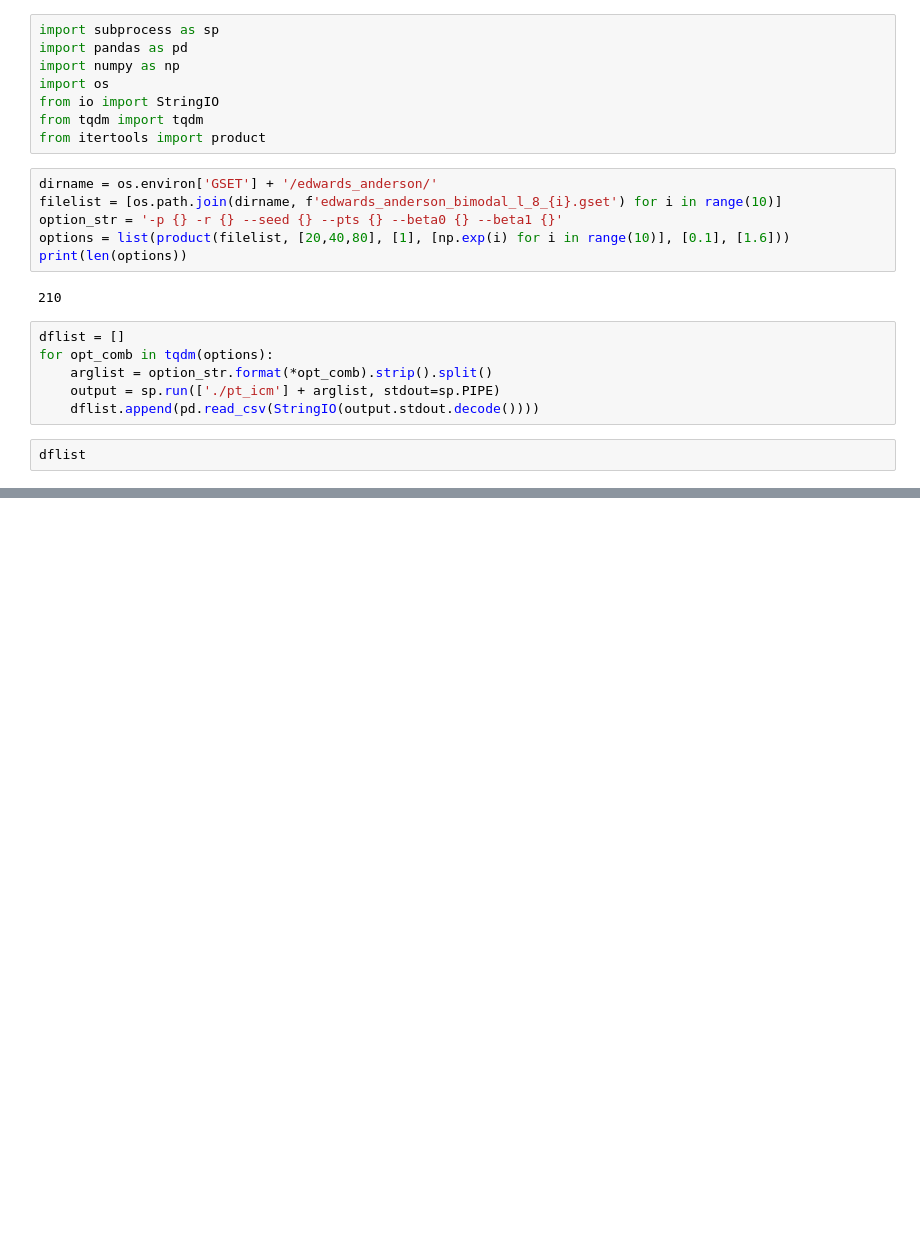
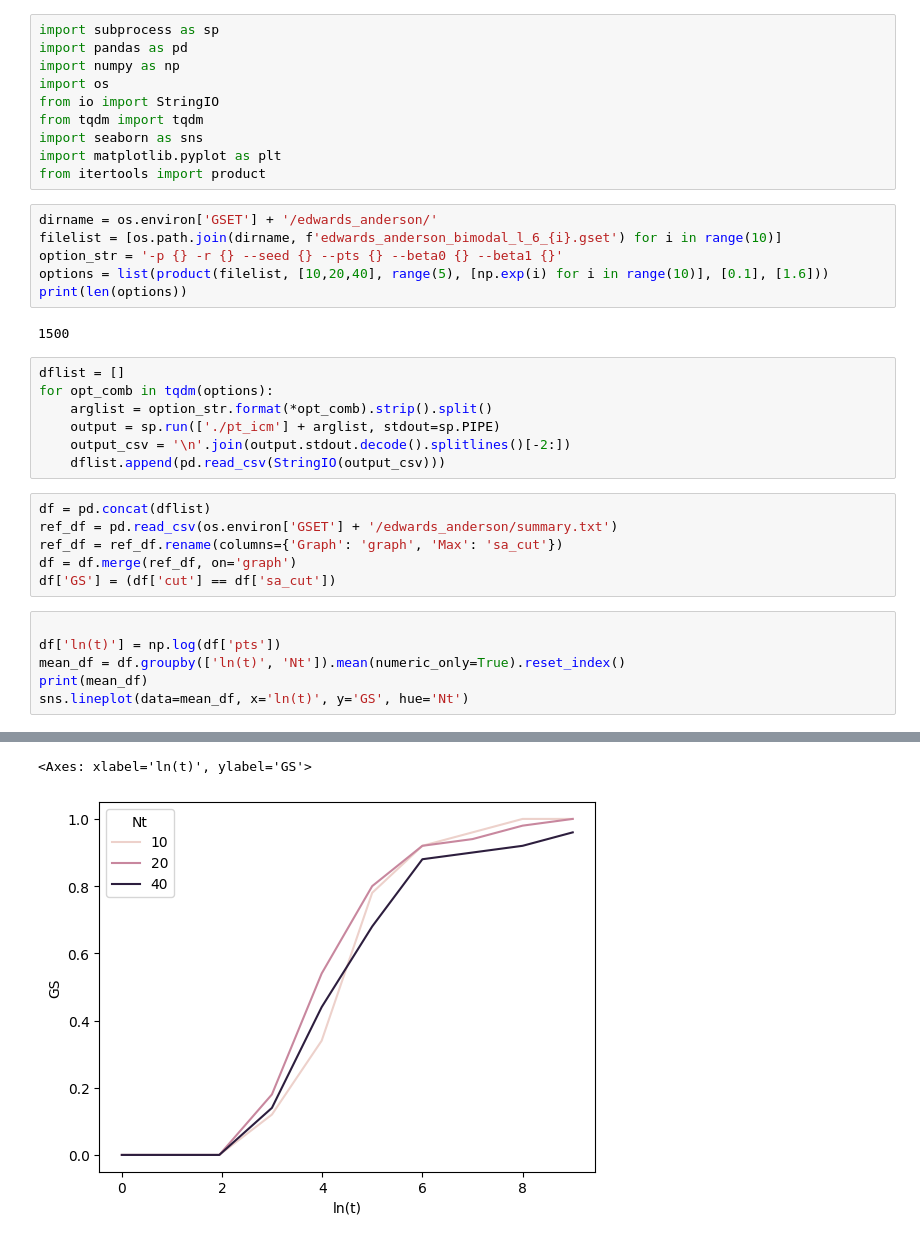
Before and after one commit to mxburns2022/PT-ICM, a Jupyter notebook: run_experiment.ipynb, the cells around one changed output, grey strips where cells are left out. Saved outputs shown, nothing was run; the diff lists cells and outputs as text; blank space fills up the shorter version.

```diff
--- a/run_experiment.ipynb
+++ b/run_experiment.ipynb
@@ -5,20 +5,34 @@ import numpy as np
 import os
 from io import StringIO
 from tqdm import tqdm
+import seaborn as sns
+import matplotlib.pyplot as plt
 from itertools import product
 # %%
 dirname = os.environ['GSET'] + '/edwards_anderson/'
-filelist = [os.path.join(dirname, f'edwards_anderson_bimodal_l_8_{i}.gset') for i in range(10)]
+filelist = [os.path.join(dirname, f'edwards_anderson_bimodal_l_6_{i}.gset') for i in range(10)]
 option_str = '-p {} -r {} --seed {} --pts {} --beta0 {} --beta1 {}'
-options = list(product(filelist, [20,40,80], [1], [np.exp(i) for i in range(10)], [0.1], [1.6]))
+options = list(product(filelist, [10,20,40], range(5), [np.exp(i) for i in range(10)], [0.1], [1.6]))
 print(len(options))
 # %% [output]
-210
+1500
 # %%
 dflist = []
 for opt_comb in tqdm(options):
     arglist = option_str.format(*opt_comb).strip().split()
     output = sp.run(['./pt_icm'] + arglist, stdout=sp.PIPE)
-    dflist.append(pd.read_csv(StringIO(output.stdout.decode())))
+    output_csv = '\n'.join(output.stdout.decode().splitlines()[-2:])
+    dflist.append(pd.read_csv(StringIO(output_csv)))
-# %%
-dflist
+# %%
+df = pd.concat(dflist)
+ref_df = pd.read_csv(os.environ['GSET'] + '/edwards_anderson/summary.txt')
+ref_df = ref_df.rename(columns={'Graph': 'graph', 'Max': 'sa_cut'})
+df = df.merge(ref_df, on='graph')
+df['GS'] = (df['cut'] == df['sa_cut'])
+# %%
+
+df['ln(t)'] = np.log(df['pts'])
+mean_df = df.groupby(['ln(t)', 'Nt']).mean(numeric_only=True).reset_index()
+print(mean_df)
+sns.lineplot(data=mean_df, x='ln(t)', y='GS', hue='Nt')
+# %% [output]
@@ -24,0 +56,2 @@ dflist
+<Axes: xlabel='ln(t)', ylabel='GS'>
+[figure, added]
```
Also changed, not shown: parts of 2 cells of this notebook, 9 other files.
